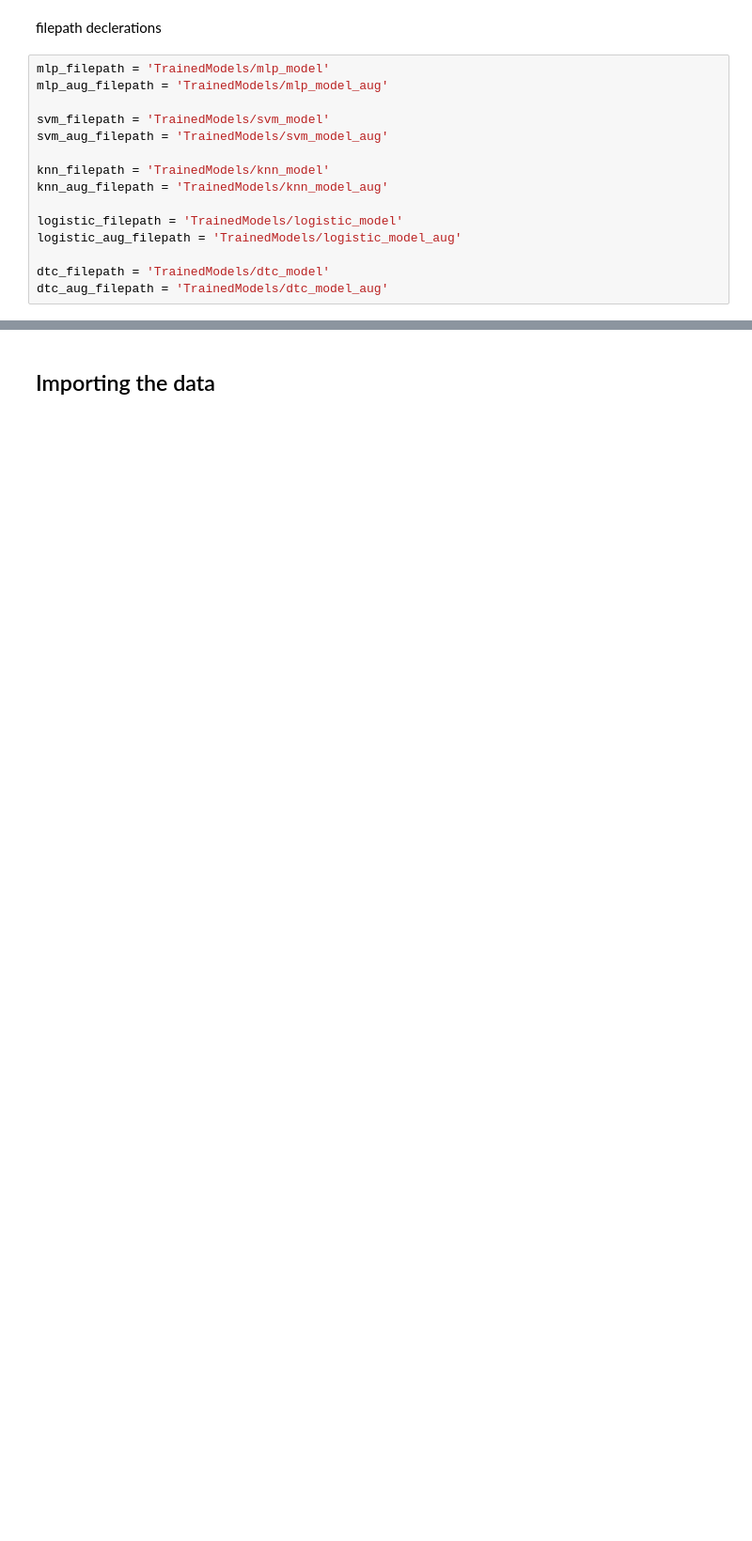
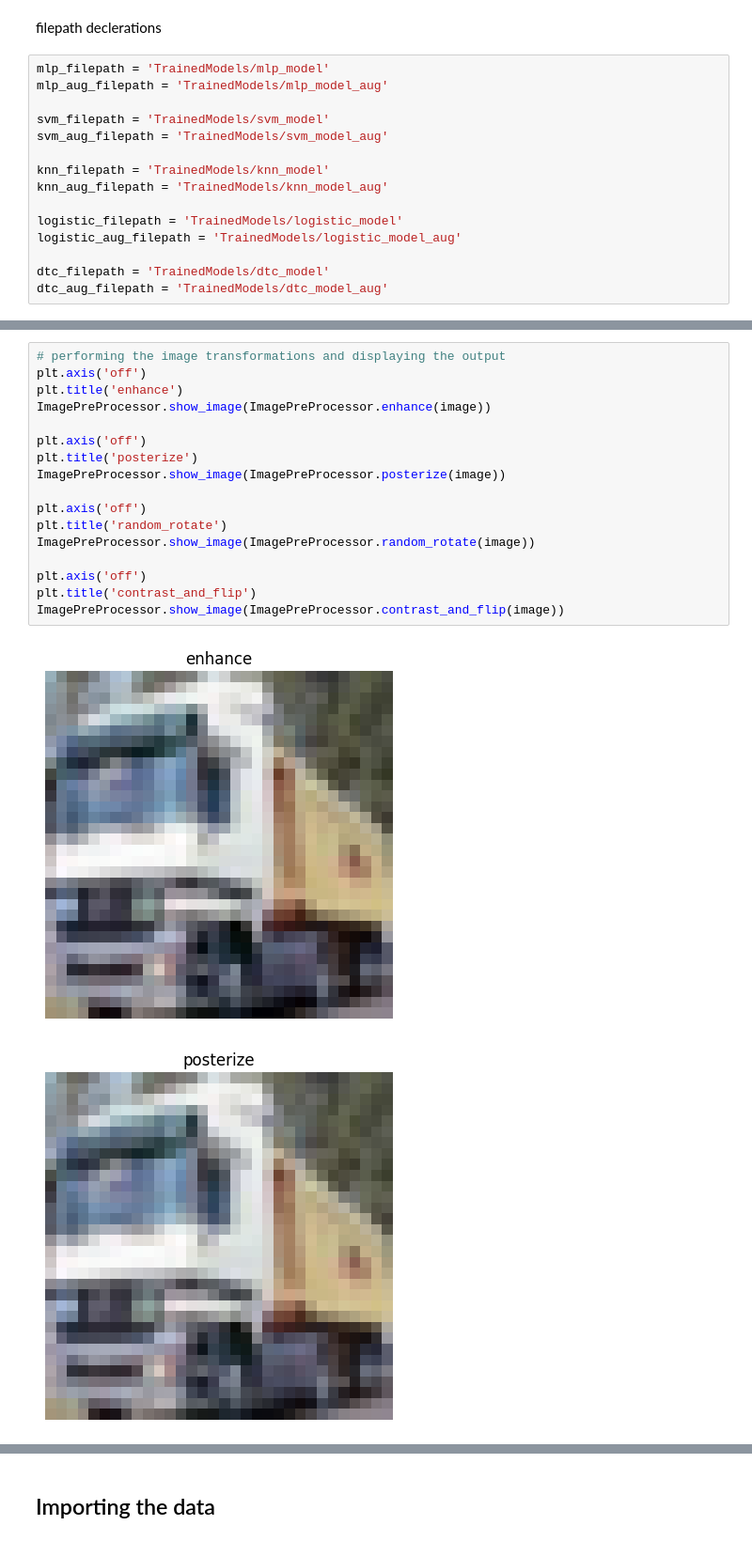
Before and after one commit to saicharan2603/ClassificationModel, a Jupyter notebook: Assignment_1/Results.ipynb, the cells around one changed output, grey strips where cells are left out. Shown at 94% size. Drawn from its saved outputs; the diff is of its cells as text; blank space fills up the shorter version.

```diff
--- a/Assignment_1/Results.ipynb
+++ b/Assignment_1/Results.ipynb
@@ -28,0 +40,20 @@ dtc_aug_filepath = 'TrainedModels/dtc_model_aug'
+# %%
+# performing the image transformations and displaying the output
+plt.axis('off')
+plt.title('enhance')
+ImagePreProcessor.show_image(ImagePreProcessor.enhance(image))
+
+plt.axis('off')
+plt.title('posterize')
+ImagePreProcessor.show_image(ImagePreProcessor.posterize(image))
+
+plt.axis('off')
+plt.title('random_rotate')
+ImagePreProcessor.show_image(ImagePreProcessor.random_rotate(image))
+
+plt.axis('off')
+plt.title('contrast_and_flip')
+ImagePreProcessor.show_image(ImagePreProcessor.contrast_and_flip(image))
+# %% [output]
+[figure, added]
+[figure, added]
```
Also changed, not shown: parts of 25 cells of this notebook, 24 other files.
